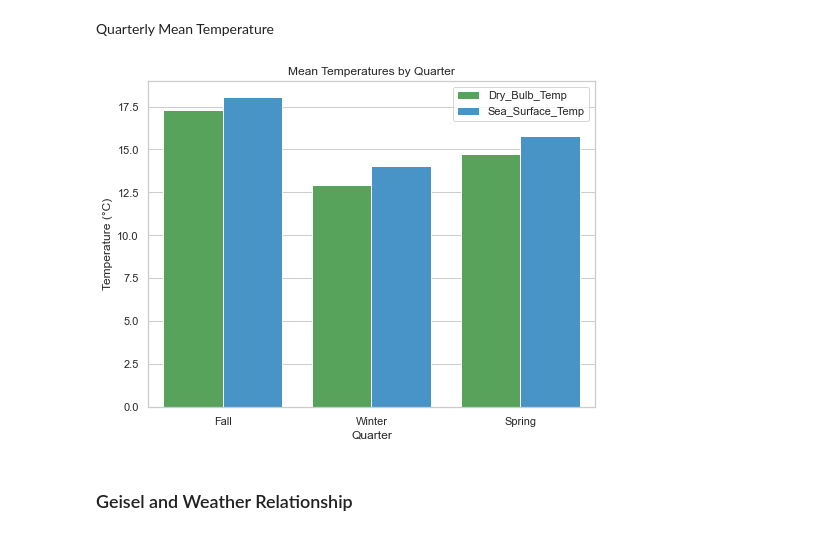
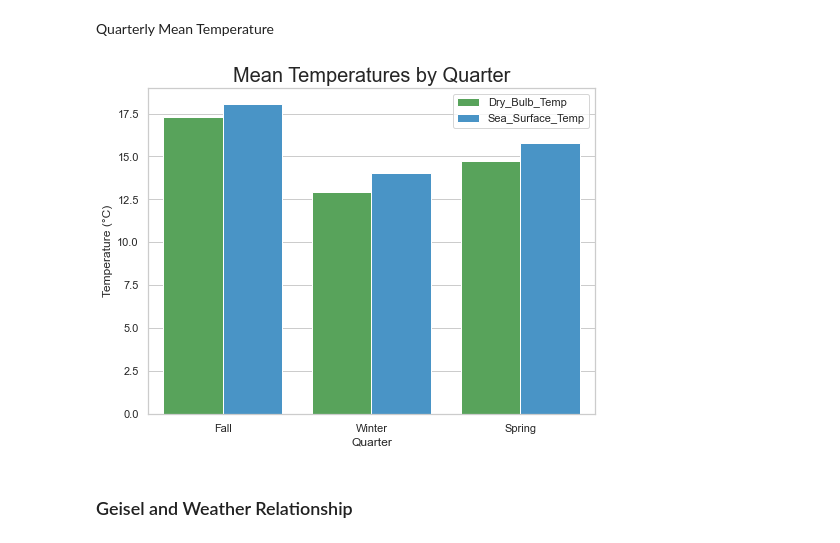
Before and after one commit to Aaron3963/108Test, a Jupyter notebook: FinalProject_Group088_FA23.ipynb, the cells around one changed output. Saved outputs shown, nothing was run; the diff lists cells and outputs as text; code cells hidden in the pictures.

```diff
--- a/FinalProject_Group088_FA23.ipynb
+++ b/FinalProject_Group088_FA23.ipynb
@@ -633,23 +633,23 @@ quarterly_mean_temp = quarterly_mean_temp.reset_index().melt(id_vars='Quarter',
 # %%
 plt.figure(figsize=(8, 6))
 
 
 sns.barplot(data = quarterly_mean_temp,
             x='Quarter',
             y='Value',
             hue='Temperature',
             palette=['#4CAF50', '#3498db'],
             order=['Fall','Winter','Spring'],
             width=0.8)
 
-plt.title('Mean Temperatures by Quarter')
+plt.title('Mean Temperatures by Quarter',fontsize=20)
 plt.xlabel('Quarter')
 plt.ylabel('Temperature (°C)')
 
 plt.legend()
 plt.show()
 # %% [output]
-[figure, old version]
+[figure, new version]
 # %% [markdown]
 ### Geisel and Weather Relationship
 # %% [markdown]
```
Also changed, not shown: parts of 16 cells of this notebook, 18 other files.
